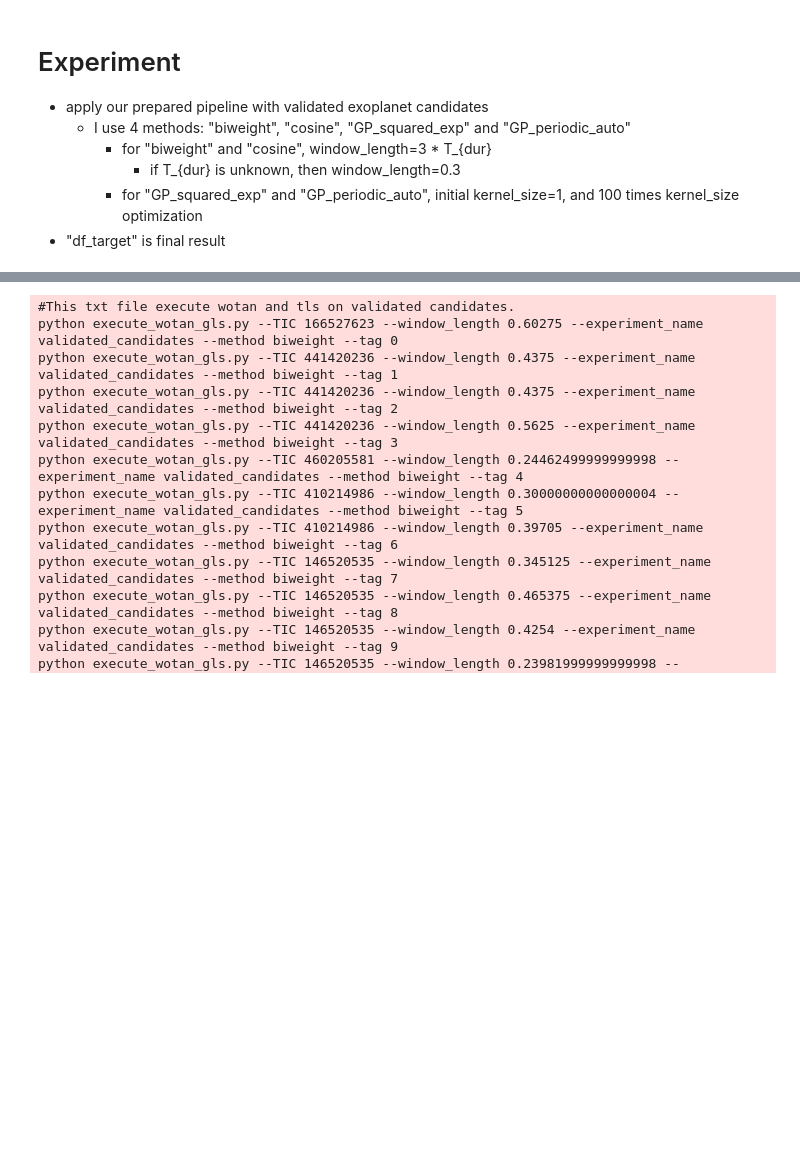
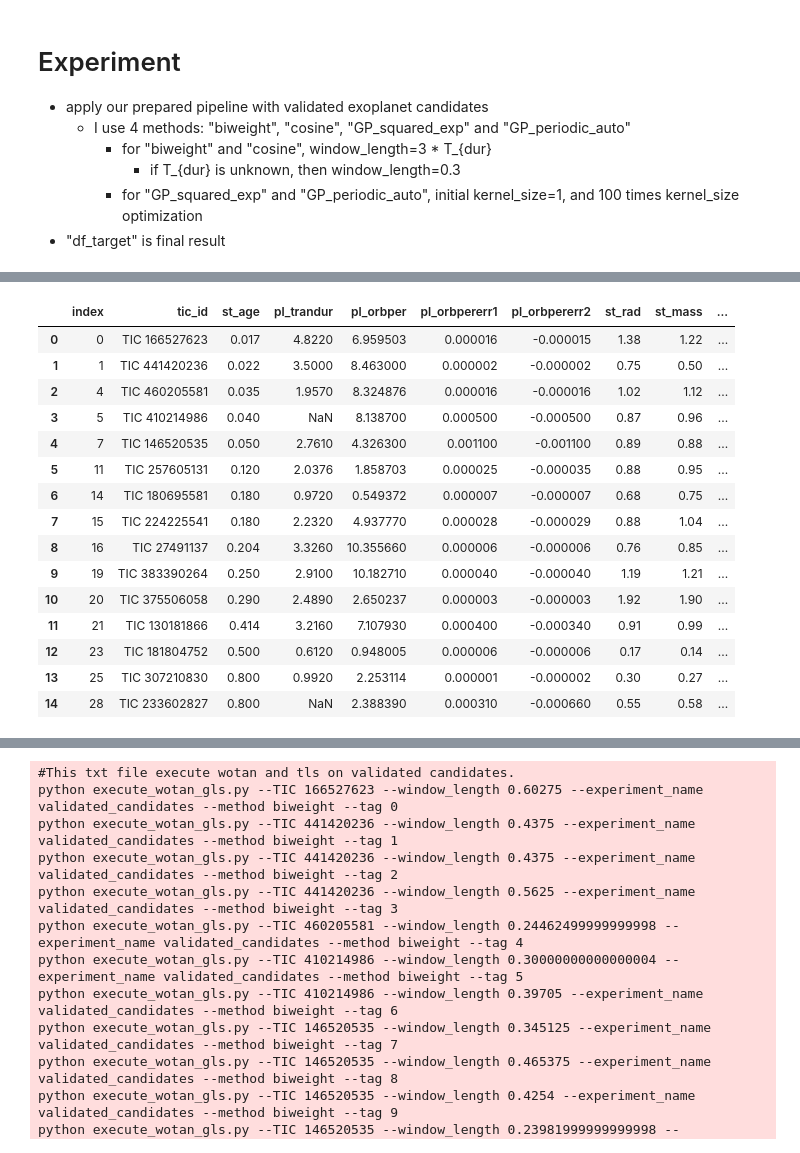
Before and after one commit to hiremasa/ytps, a Jupyter notebook: src/notebook/Extract_Nasa_exoplanet_archive.ipynb, the cells around one changed output, grey strips where cells are left out. Saved outputs shown, nothing was run; the diff lists cells and outputs as text; code cells hidden in the pictures; blank space fills up the shorter version.

```diff
--- a/src/notebook/Extract_Nasa_exoplanet_archive.ipynb
+++ b/src/notebook/Extract_Nasa_exoplanet_archive.ipynb
@@ -78,0 +84,32 @@ df_planets[["tic_id", "st_age", "pl_trandur", "pl_orbper", "pl_orbpererr1", "pl_
+# %%
+from astropy.constants import G
+from astropy import constants as const
+
+df_log_cand = df_planets[["tic_id", "st_age", "pl_trandur", "pl_orbper", "pl_orbpererr1", "pl_orbpererr2", "st_rad", "st_mass"]]
+df_log_cand = df_log_cand.dropna(subset=['pl_orbper']).drop_duplicates(subset='tic_id').reset_index()
+df_log_cand = df_log_cand[df_log_cand["pl_orbper"] <= 14]
+for idx, row in df_log_cand.iterrows():
+    Rs = row["st_rad"]
+    Ms = row["st_mass"]
+    P = row["pl_orbper"]
+    T14 = Rs * u.R_sun * pow(4 * P * u.day / (np.pi * const.G * Ms * u.M_sun), 1/3)
+    df_log_cand.loc[idx, "theoritical_pl_trandur"] = T14.to(u.hour).value
+
+df_log_cand#[["tic_id", "pl_trandur", "theoritical_pl_trandur"]]
+# %% [output]
+|  | index | tic_id | st_age | pl_trandur | pl_orbper | pl_orbpererr1 | pl_orbpererr2 | st_rad | st_mass | ... |
+| 0 | 0 | TIC 166527623 | 0.017 | 4.8220 | 6.959503 | 0.000016 | -0.000015 | 1.38 | 1.22 | ... |
+| 1 | 1 | TIC 441420236 | 0.022 | 3.5000 | 8.463000 | 0.000002 | -0.000002 | 0.75 | 0.50 | ... |
+| 2 | 4 | TIC 460205581 | 0.035 | 1.9570 | 8.324876 | 0.000016 | -0.000016 | 1.02 | 1.12 | ... |
+| 3 | 5 | TIC 410214986 | 0.040 | NaN | 8.138700 | 0.000500 | -0.000500 | 0.87 | 0.96 | ... |
+| 4 | 7 | TIC 146520535 | 0.050 | 2.7610 | 4.326300 | 0.001100 | -0.001100 | 0.89 | 0.88 | ... |
+| 5 | 11 | TIC 257605131 | 0.120 | 2.0376 | 1.858703 | 0.000025 | -0.000035 | 0.88 | 0.95 | ... |
+| 6 | 14 | TIC 180695581 | 0.180 | 0.9720 | 0.549372 | 0.000007 | -0.000007 | 0.68 | 0.75 | ... |
+| 7 | 15 | TIC 224225541 | 0.180 | 2.2320 | 4.937770 | 0.000028 | -0.000029 | 0.88 | 1.04 | ... |
+| 8 | 16 | TIC 27491137 | 0.204 | 3.3260 | 10.355660 | 0.000006 | -0.000006 | 0.76 | 0.85 | ... |
+| 9 | 19 | TIC 383390264 | 0.250 | 2.9100 | 10.182710 | 0.000040 | -0.000040 | 1.19 | 1.21 | ... |
+| 10 | 20 | TIC 375506058 | 0.290 | 2.4890 | 2.650237 | 0.000003 | -0.000003 | 1.92 | 1.90 | ... |
+| 11 | 21 | TIC 130181866 | 0.414 | 3.2160 | 7.107930 | 0.000400 | -0.000340 | 0.91 | 0.99 | ... |
+| 12 | 23 | TIC 181804752 | 0.500 | 0.6120 | 0.948005 | 0.000006 | -0.000006 | 0.17 | 0.14 | ... |
+| 13 | 25 | TIC 307210830 | 0.800 | 0.9920 | 2.253114 | 0.000001 | -0.000002 | 0.30 | 0.27 | ... |
+| 14 | 28 | TIC 233602827 | 0.800 | NaN | 2.388390 | 0.000310 | -0.000660 | 0.55 | 0.58 | ... |
```
Also changed, not shown: parts of 9 cells of this notebook, 4 other files.
